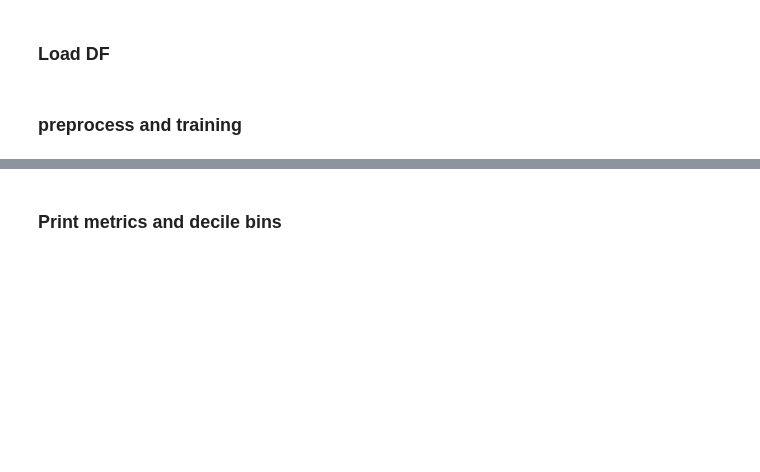
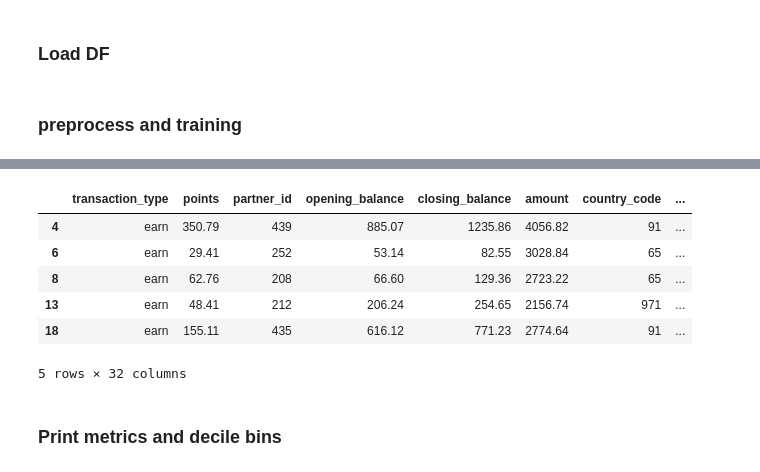
Before and after one commit to CodeMarshall21/Anomaly-Detection, a Jupyter notebook: behavioral-bin-classif.ipynb, the cells around one changed output, grey strips where cells are left out. Cells and saved outputs as stored; diff of their text form; code cells hidden in the pictures; blank space fills up the shorter version.

```diff
--- a/behavioral-bin-classif.ipynb
+++ b/behavioral-bin-classif.ipynb
@@ -489,5 +436,15 @@ Learning rate set to 0.022069
 
 ACCU_BEHAVIORAL Behavioral Model Trained
+# %%
+accu_X_val.head()
+# %% [output]
+|  | transaction_type | points | partner_id | opening_balance | closing_balance | amount | country_code | ... |
+| 4 | earn | 350.79 | 439 | 885.07 | 1235.86 | 4056.82 | 91 | ... |
+| 6 | earn | 29.41 | 252 | 53.14 | 82.55 | 3028.84 | 65 | ... |
+| 8 | earn | 62.76 | 208 | 66.60 | 129.36 | 2723.22 | 65 | ... |
+| 13 | earn | 48.41 | 212 | 206.24 | 254.65 | 2156.74 | 971 | ... |
+| 18 | earn | 155.11 | 435 | 616.12 | 771.23 | 2774.64 | 91 | ... |
+5 rows × 32 columns
 # %% [markdown]
 ### Print metrics and decile bins
 # %%
```
Also changed, not shown: parts of 20 cells of this notebook, 14 other files.
